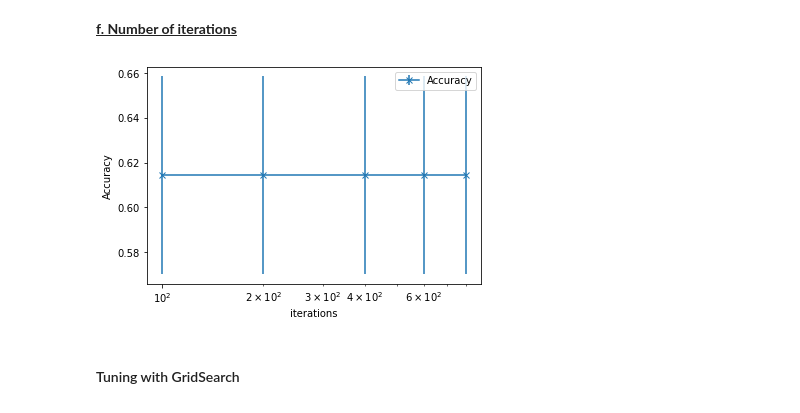
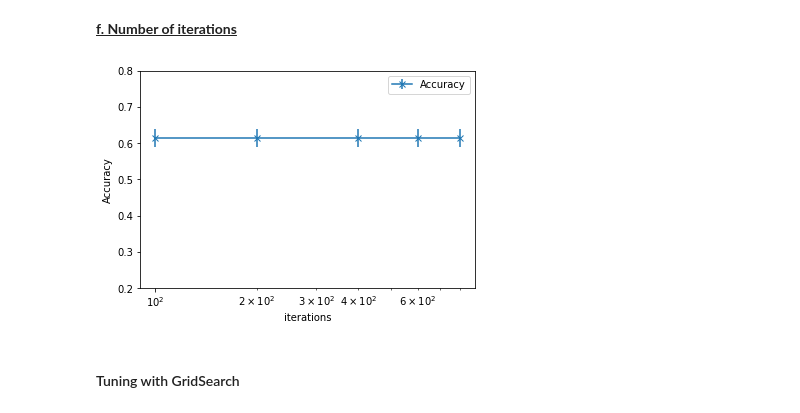
Before and after one commit to walthersy/NSW-house-price, a Jupyter notebook: Ken - Main Notebook COPY.ipynb, the cells around one changed output. Drawn from its saved outputs; the diff is of its cells as text; code cells hidden in the pictures.

```diff
--- a/Ken - Main Notebook COPY.ipynb
+++ b/Ken - Main Notebook COPY.ipynb
@@ -663,18 +645,17 @@ modelDF.columns.to_list()
 # %%
 # Remove interest rate, bond yields (they're the same for all postcodes)
-# Remove redundant calculated proportion variables
-modelDF = modelDF.iloc[:, np.r_[0:30, [48], 96:121]]
+# modelDF = modelDF.iloc[:, np.r_[0:30, [48], 96:121]] # this is for keeping trans-variables
+modelDF = modelDF.iloc[:, np.r_[0:56]] # this is for keeping original variables
 
 # Drop mean price columns
 modelDF = modelDF.drop(["mean_price 2020 Q1", "mean_price 2020 Q2", "mean_price 2020 Q3",
-                        "mean_price 2020 Q4", "mean_price 2021 Q1"],
-                      axis=1)
+                        "mean_price 2020 Q4", "mean_price 2021 Q1"],axis=1)
 
 # Drop one category from each feature group (optional)
-modelDF = modelDF.drop(columns=['INCP_NEG_NIL_Prop',
-                                '65+yo_Prop',
-                                'CPRF_na_Prop',
-                                'citizen_AU_Prop'],axis=1)
+modelDF = modelDF.drop(columns=['INCP_NEG_NIL',
+                                '65+yo',
+                                'CPRF_na',
+                                'citizen_AU'],axis=1)
 
 print(modelDF.shape)
 modelDF.head(1)
@@ -1125,13 +1201,14 @@ for i in iterations:
 # %%
 # Plot the relationship
 plt.errorbar(iterations, cv_scores, yerr=cv_scores_std, marker='x', label='Accuracy')
 plt.xscale('log')
 plt.xlabel('iterations')
 plt.ylabel('Accuracy')
+plt.ylim(0.2,0.8)
 plt.legend(loc='best')
 plt.show()
 # %% [output]
-[figure, old version]
+[figure, new version]
 # %% [markdown]
 #### Tuning with GridSearch
 # %%
```
Also changed, not shown: parts of 43 cells of this notebook.
